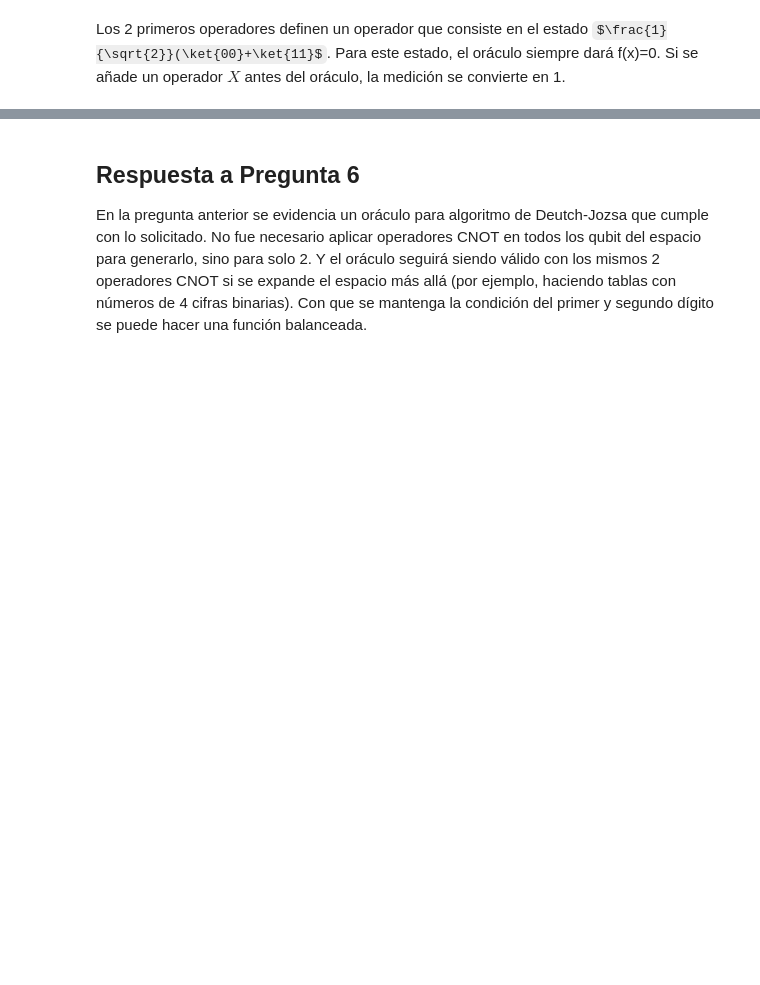
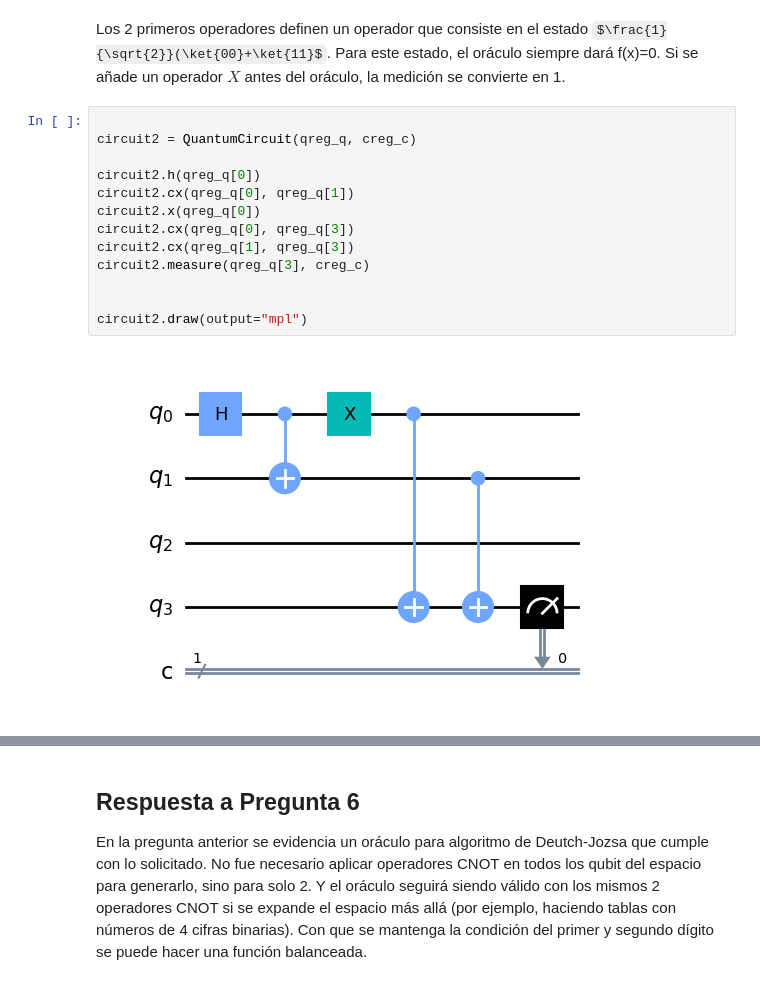
Before and after one commit to Dacastillo/Dacastillo, a Jupyter notebook: QScholars2023_LabFinal.ipynb, the cells around one changed output, grey strips where cells are left out. Drawn from its saved outputs; the diff is of its cells as text; some formulas as TeX source; blank space fills up the shorter version.

```diff
--- a/QScholars2023_LabFinal.ipynb
+++ b/QScholars2023_LabFinal.ipynb
@@ -182,2 +199,17 @@ CircuitComposer(circuit=<qiskit.circuit.quantumcircuit.QuantumCircuit object at
 # %% [markdown]
 Los 2 primeros operadores definen un operador que consiste en el estado $\frac{1}{\sqrt{2}}(\ket{00}+\ket{11}$. Para este estado, el oráculo siempre dará f(x)=0. Si se añade un operador $X$ antes del oráculo, la medición se convierte en 1.
+# %%
+
+circuit2 = QuantumCircuit(qreg_q, creg_c)
+
+circuit2.h(qreg_q[0])
+circuit2.cx(qreg_q[0], qreg_q[1])
+circuit2.x(qreg_q[0])
+circuit2.cx(qreg_q[0], qreg_q[3])
+circuit2.cx(qreg_q[1], qreg_q[3])
+circuit2.measure(qreg_q[3], creg_c)
+
+
+circuit2.draw(output="mpl")
+# %% [output]
+[figure, added]
```
Also changed, not shown: parts of 20 cells of this notebook.
